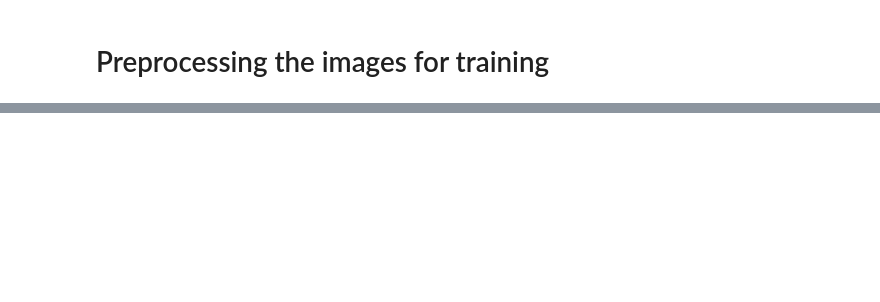
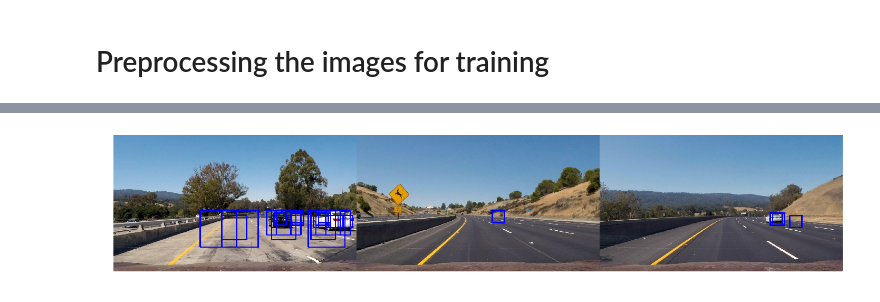
Before and after one commit to ramseykhalaf/CarND-Vehicle-Detection, a Jupyter notebook: vehicle_detection.ipynb, the cells around one changed output, grey strips where cells are left out. Drawn from its saved outputs; the diff is of its cells as text; code cells hidden in the pictures; blank space fills up the shorter version.

```diff
--- a/vehicle_detection.ipynb
+++ b/vehicle_detection.ipynb
@@ -509,0 +475,2 @@ True
+# %%
+model = pickle.load(open(filename, 'rb'))
@@ -509,0 +543,53 @@ True
+# %%
+def filename_to_image(filename):
+    return cv2.cvtColor(cv2.imread(filename), cv2.COLOR_BGR2RGB)
+
+def image_to_bboxes(image):
+    width = 1280
+    height = 720
+    start_height = 400
+    window_step_frac = 0.2
+    window_rows = [3,2,1]
+    window_sizes = [64, 128, 192]
+    pix_per_cell = model_params['pix_per_cell']
+    cell_per_block = model_params['cell_per_block']
+
+    bboxes = []
+
+#     whole_hog_image = image_to_color_hog(image, **model_params)
+
+#     print(whole_hog_image.shape)
+
+#     hog_image = hog(image, orientations=orient,
+#                     pixels_per_cell=(pix_per_cell, pix_per_cell),
+#                     cells_per_block=(cell_per_block, cell_per_block),
+#                     visualise=False, feature_vector=False)
+
+    for i in range(0,len(window_sizes)):
+        window_size = window_sizes[i]
+        window_step = round(window_size * window_step_frac)
+
+        for y in range(start_height, start_height + window_rows[i]*window_step, window_step):
+            for x in range(0, width-window_size, window_step):
+
+                window_pixels = image[y:y+window_size, x:x+window_size, :]
+                if is_car(window_pixels):
+                    bboxes.append(
+                        [x, y, x+window_size, y+window_size]
+                    )
+    return bboxes
+
+
+def filename_to_bboxes(filename):
+    image = filename_to_image(filename)
+    bboxes = image_to_bboxes(image)
+#     bboxes, weights = cv2.groupRectangles(bboxes, 1, 0.2)
+    return draw_boxes(image, bboxes)
+
+draw_side_by_side(
+    filename_to_bboxes('test_images/test1.jpg'),
+    filename_to_bboxes('test_images/test2.jpg'),
+    filename_to_bboxes('test_images/test3.jpg'),
+)
+# %% [output]
+[figure, added]
```
Also changed, not shown: parts of 79 cells of this notebook, 11 other files.
